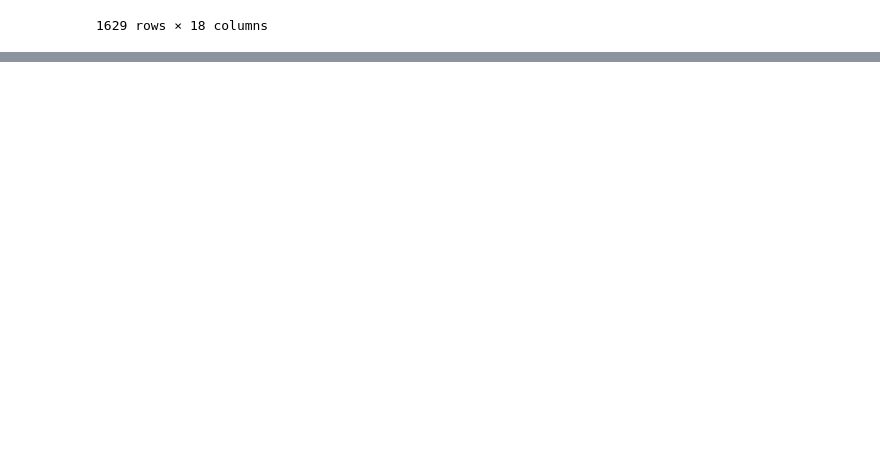
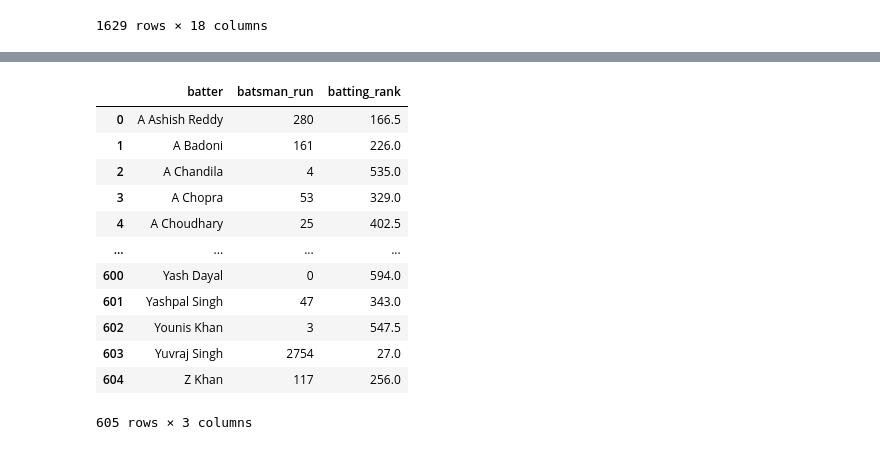
Before and after one commit to amitmishra-cs/Python-for-data-Science-2024, a Jupyter notebook: 05_Pandas/01_pandas.ipynb, the cells around one changed output, grey strips where cells are left out. Cells and saved outputs as stored; diff of their text form; code cells hidden in the pictures; blank space fills up the shorter version.

```diff
--- a/05_Pandas/01_pandas.ipynb
+++ b/05_Pandas/01_pandas.ipynb
@@ -1819,2 +1834,17 @@ batsman
 # %%
 # reset_index(series + dataframe) -> drop parameter
+batsman.reset_index()
+# %% [output]
+|  | batter | batsman_run | batting_rank |
+| 0 | A Ashish Reddy | 280 | 166.5 |
+| 1 | A Badoni | 161 | 226.0 |
+| 2 | A Chandila | 4 | 535.0 |
+| 3 | A Chopra | 53 | 329.0 |
+| 4 | A Choudhary | 25 | 402.5 |
+| ... | ... | ... | ... |
+| 600 | Yash Dayal | 0 | 594.0 |
+| 601 | Yashpal Singh | 47 | 343.0 |
+| 602 | Younis Khan | 3 | 547.5 |
+| 603 | Yuvraj Singh | 2754 | 27.0 |
+| 604 | Z Khan | 117 | 256.0 |
+605 rows × 3 columns
```
Also changed, not shown: parts of 15 cells of this notebook.
